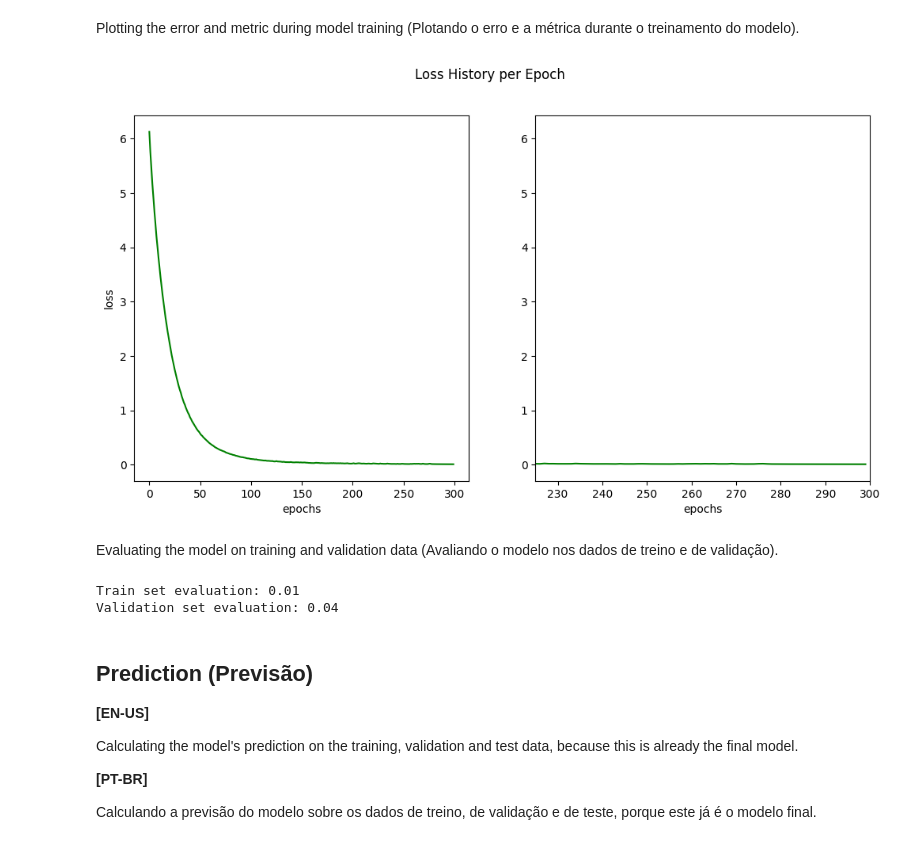
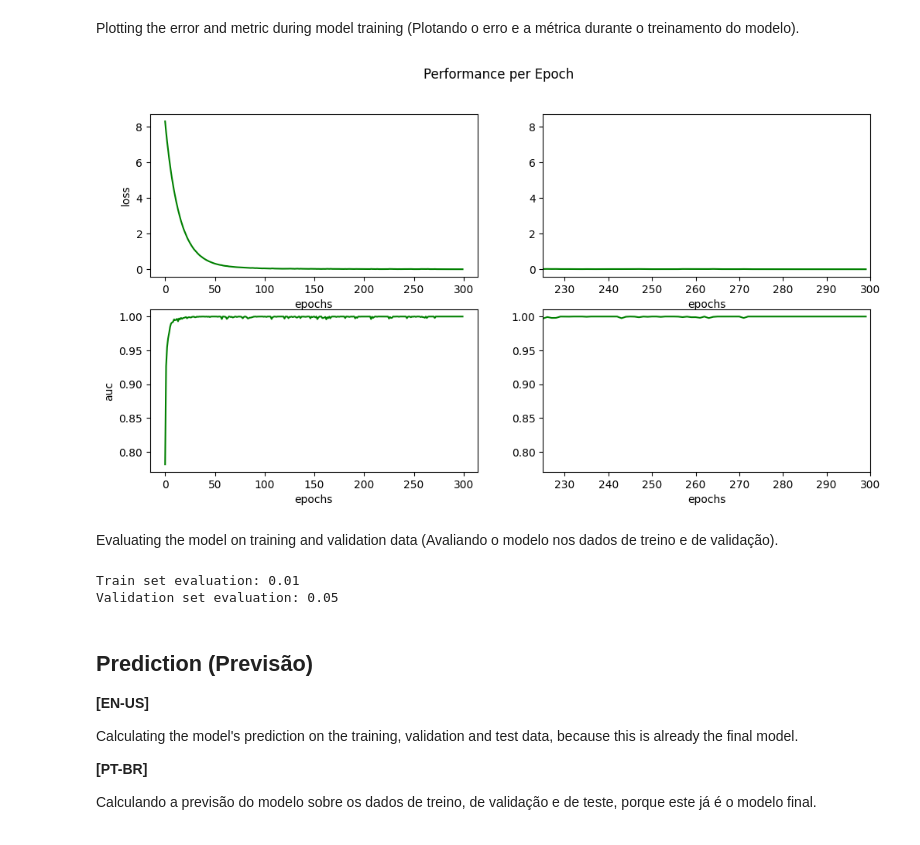
Before and after one commit to guidasneves/spotify_recsys, a Jupyter notebook: end_to_end_system.ipynb, the cells around one changed output. Cells and saved outputs as stored; diff of their text form; code cells hidden in the pictures.

```diff
--- a/end_to_end_system.ipynb
+++ b/end_to_end_system.ipynb
@@ -671,7 +729,7 @@ def user_nn(units=[256, 128, 64], num_outputs=32, lambda_r=1e-3):
         lambda_r -- Value of the layer regularization hyperparameter, lambda
                     (Valor do hiperparâmetro de regularização da layer, lambda).
 
-    Returns:
+    Return:
         user_NN -- User neural network (Rede neural do usuário).
     """
     # Defining the user's neural network, with 3 dense hidden layers, and 1 output dense layer. Between them we are calculating the batch norm, with the BatchNormalization() layer
@@ -712,7 +770,7 @@ def item_nn(units=[256, 128, 64], num_outputs=32, lambda_r=1e-3):
         lambda_r -- Value of the layer regularization hyperparameter, lambda
                     (Valor do hiperparâmetro de regularização da layer, lambda).
 
-    Returns:
+    Return:
         item_NN -- Item neural network (Rede neural do item).
     """
     # Defining the item's neural network, with 3 dense hidden layers, and 1 output dense layer. Between them we are calculating the batch norm, with the BatchNormalization() layer
@@ -771,9 +829,12 @@ def model_compile(
         lambda_r -- Value of the layer regularization hyperparameter, lambda
                     (Valor do hiperparâmetro de regularização da layer, lambda).
 
-    Returns:
+    Return:
         model -- Compiled model (Modelo compilado).
     """
+    # Clearing all internal variables (Limpando todas as variáveis internas)
+    tf.keras.backend.clear_session()
+
     # Setting the user and item neural network (Definindo a rede neural do usuário e do item)
     user_NN = user_nn(
         user_units,
@@ -1632,9 +1694,9 @@ history = model.fit([user_train_norm, item_train_norm], y_train, epochs=300, ver
 # %% [markdown]
 Plotting the error and metric during model training (Plotando o erro e a métrica durante o treinamento do modelo).
 # %%
-plot_loss(history)
+plot_history(history)
 # %% [output]
-[figure, old version]
+[figure, new version]
 # %% [markdown]
 Evaluating the model on training and validation data (Avaliando o modelo nos dados de treino e de validação).
 # %%
@@ -1644,7 +1706,7 @@ cv_eval = model.evaluate([user_cv_norm, item_cv_norm], y_cv, verbose=0)
 print(f'Train set evaluation: {train_eval[0]:.2f}\nValidation set evaluation: {cv_eval[0]:.2f}')
 # %% [output]
 Train set evaluation: 0.01
-Validation set evaluation: 0.04
+Validation set evaluation: 0.05
 # %% [markdown]
 <a name="9"></a>
 ## Prediction (Previsão)
```
Also changed, not shown: parts of 24 cells of this notebook, 4 other files.
